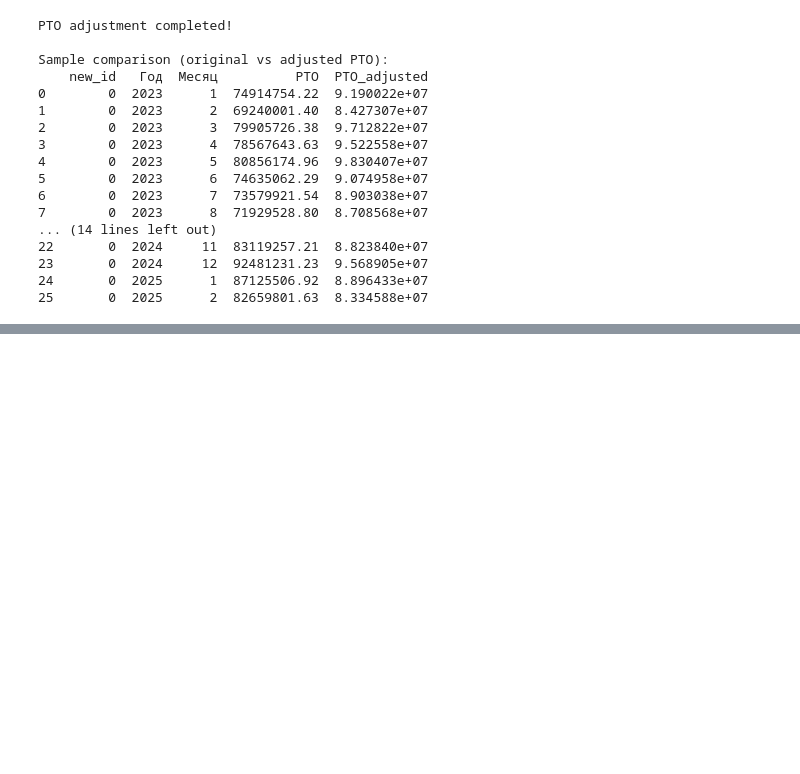
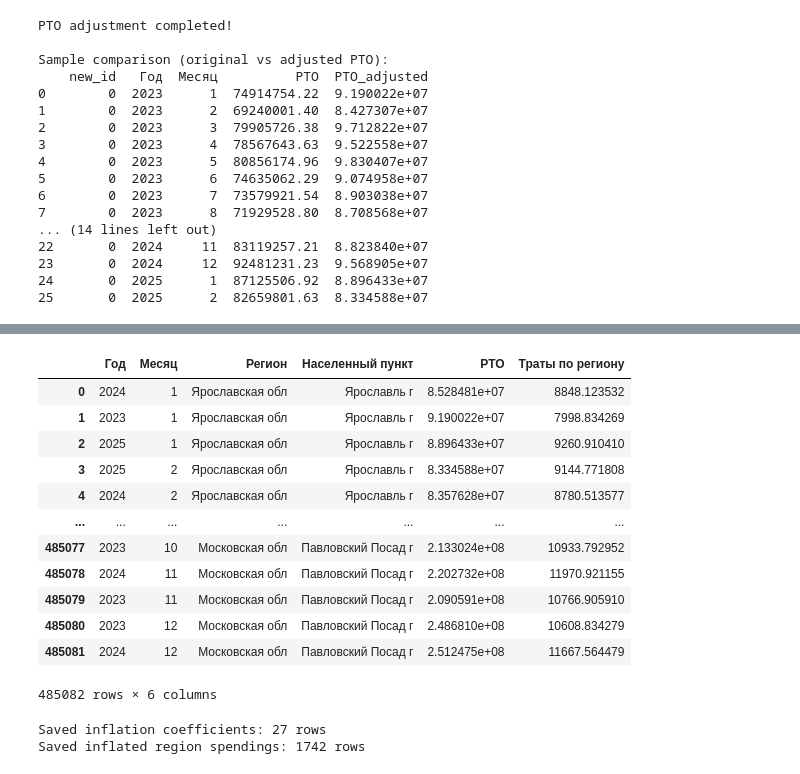
Before and after one commit to danman55575/hack_x5_athlon, a Jupyter notebook: notebooks/data_preprocess.ipynb, the cells around one changed output, grey strips where cells are left out. Cells and saved outputs as stored; diff of their text form; code cells hidden in the pictures; blank space fills up the shorter version.

```diff
--- a/notebooks/data_preprocess.ipynb
+++ b/notebooks/data_preprocess.ipynb
@@ -321,0 +529,21 @@ df_adjusted.to_csv("../data/processed/v1.csv", index=False)
+# %%
+df_region['Траты по региону'] = df_region.apply(
+    lambda row: row['Траты по региону'] * inflation_coefficients.get(row['month_year'], 1.0),
+    axis=1
+)
+
+df_region[['Год', "Месяц", "Регион", "Населенный пункт", "РТО", "Траты по региону"]]
+# %% [output]
+|  | Год | Месяц | Регион | Населенный пункт | РТО | Траты по региону |
+| 0 | 2024 | 1 | Ярославская обл | Ярославль г | 8.528481e+07 | 8848.123532 |
+| 1 | 2023 | 1 | Ярославская обл | Ярославль г | 9.190022e+07 | 7998.834269 |
+| 2 | 2025 | 1 | Ярославская обл | Ярославль г | 8.896433e+07 | 9260.910410 |
+| 3 | 2025 | 2 | Ярославская обл | Ярославль г | 8.334588e+07 | 9144.771808 |
+| 4 | 2024 | 2 | Ярославская обл | Ярославль г | 8.357628e+07 | 8780.513577 |
+| ... | ... | ... | ... | ... | ... | ... |
+| 485077 | 2023 | 10 | Московская обл | Павловский Посад г | 2.133024e+08 | 10933.792952 |
+| 485078 | 2024 | 11 | Московская обл | Павловский Посад г | 2.202732e+08 | 11970.921155 |
+| 485079 | 2023 | 11 | Московская обл | Павловский Посад г | 2.090591e+08 | 10766.905910 |
+| 485080 | 2023 | 12 | Московская обл | Павловский Посад г | 2.486810e+08 | 10608.834279 |
+| 485081 | 2024 | 12 | Московская обл | Павловский Посад г | 2.512475e+08 | 11667.564479 |
+485082 rows × 6 columns
@@ -321,0 +553,27 @@ df_adjusted.to_csv("../data/processed/v1.csv", index=False)
+# %%
+import pandas as pd
+
+# ---- 1. Сохраняем коэффициенты инфляции ----
+inflation_df = pd.DataFrame([
+    {'year': int(key[3:7]), 'month': int(key[:2]), 'inflation_coefficient': val}
+    for key, val in inflation_coefficients.items()
+])
+inflation_df = inflation_df.sort_values(['year', 'month']).reset_index(drop=True)
+inflation_df.to_csv('../data/processed/inflation_coefficients.csv', index=False)
+print(f"Saved inflation coefficients: {len(inflation_df)} rows")
+
+# ---- 2. Сохраняем траты по регионам (до поправки на инфляцию) ----
+# Сохраняем region_spendings после добавления инфляции
+region_spending_inflated = df_region[['Год', 'Месяц', 'Регион', 'Траты по региону']].drop_duplicates()
+region_spending_inflated = region_spending_inflated.rename(columns={
+    'Год': 'year',
+    'Месяц': 'month',
+    'Регион': 'region',
+    'Траты по региону': 'region_spendings_inflated'
+}).sort_values(['year', 'month', 'region']).reset_index(drop=True)
+
+region_spending_inflated.to_csv('../data/processed/region_spendings.csv', index=False)
+print(f"Saved inflated region spendings: {len(region_spending_inflated)} rows")
+# %% [output]
+Saved inflation coefficients: 27 rows
+Saved inflated region spendings: 1742 rows
```
Also changed, not shown: parts of 10 cells of this notebook, 52 other files.
